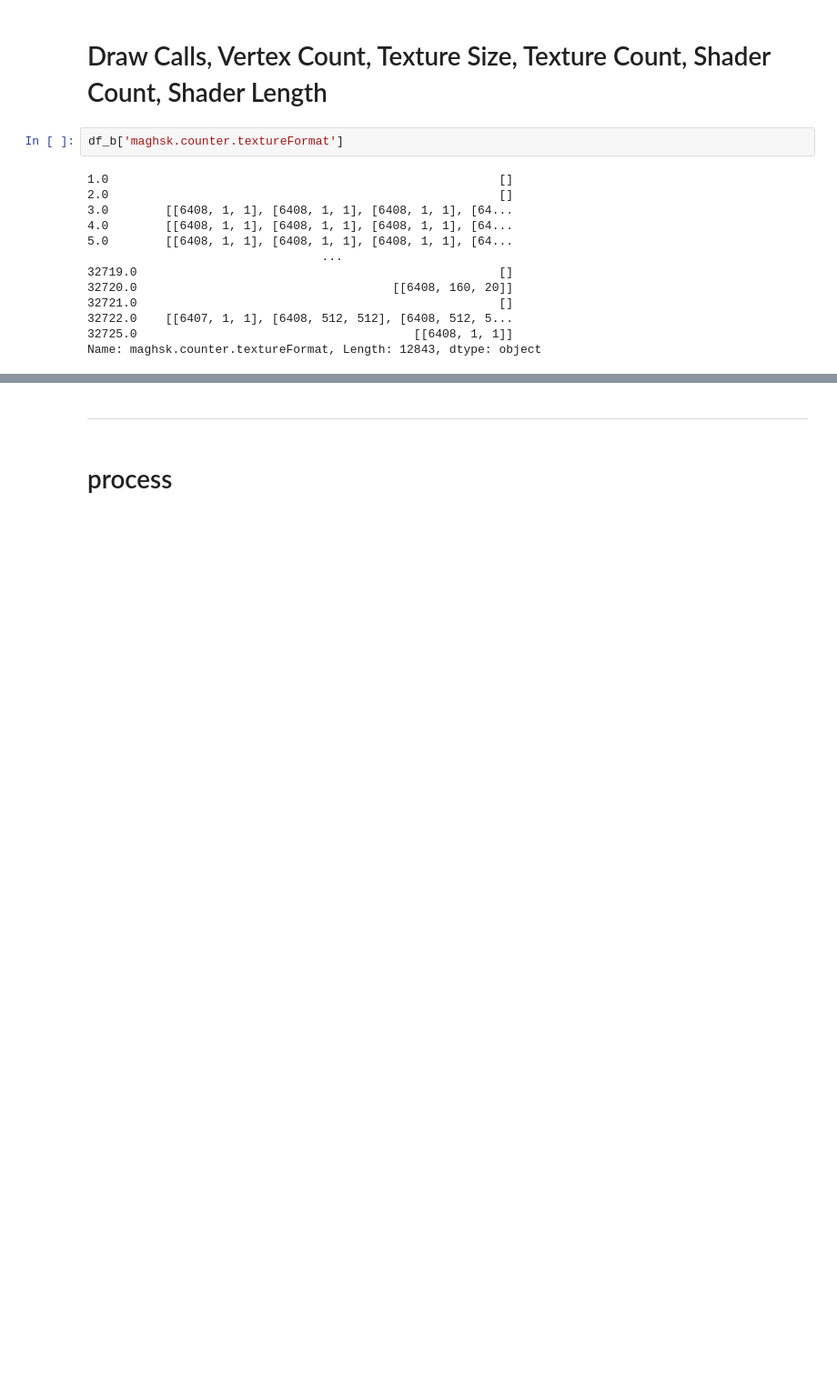
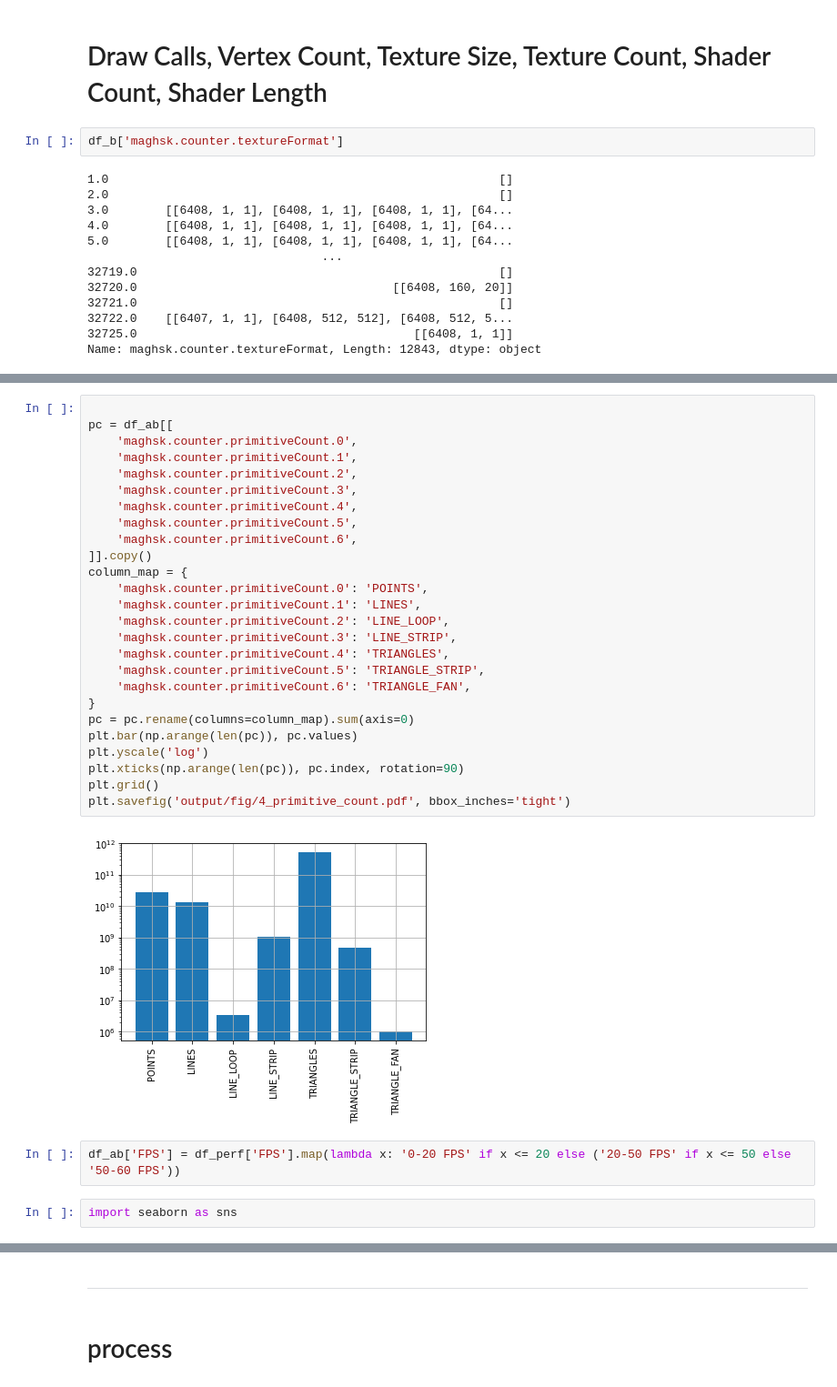
Before and after one commit to yudshj/WebGL-Empirical-Study-new, a Jupyter notebook: 4-2.WWW/raf/2_analyze.ipynb, the cells around one changed output, grey strips where cells are left out. Shown at 91% size. Drawn from its saved outputs; the diff is of its cells as text; blank space fills up the shorter version.

```diff
--- a/4-2.WWW/raf/2_analyze.ipynb
+++ b/4-2.WWW/raf/2_analyze.ipynb
@@ -127,0 +259,32 @@ plt.savefig('output/fig/complexity_cdf.pdf', bbox_inches='tight')
+# %%
+
+pc = df_ab[[
+    'maghsk.counter.primitiveCount.0',
+    'maghsk.counter.primitiveCount.1',
+    'maghsk.counter.primitiveCount.2',
+    'maghsk.counter.primitiveCount.3',
+    'maghsk.counter.primitiveCount.4',
+    'maghsk.counter.primitiveCount.5',
+    'maghsk.counter.primitiveCount.6',
+]].copy()
+column_map = {
+    'maghsk.counter.primitiveCount.0': 'POINTS',
+    'maghsk.counter.primitiveCount.1': 'LINES',
+    'maghsk.counter.primitiveCount.2': 'LINE_LOOP',
+    'maghsk.counter.primitiveCount.3': 'LINE_STRIP',
+    'maghsk.counter.primitiveCount.4': 'TRIANGLES',
+    'maghsk.counter.primitiveCount.5': 'TRIANGLE_STRIP',
+    'maghsk.counter.primitiveCount.6': 'TRIANGLE_FAN',
+}
+pc = pc.rename(columns=column_map).sum(axis=0)
+plt.bar(np.arange(len(pc)), pc.values)
+plt.yscale('log')
+plt.xticks(np.arange(len(pc)), pc.index, rotation=90)
+plt.grid()
+plt.savefig('output/fig/4_primitive_count.pdf', bbox_inches='tight')
+# %% [output]
+[figure, added]
+# %%
+df_ab['FPS'] = df_perf['FPS'].map(lambda x: '0-20 FPS' if x <= 20 else ('20-50 FPS' if x <= 50 else '50-60 FPS'))
+# %%
+import seaborn as sns
```
Also changed, not shown: parts of 11 cells of this notebook, 5 other files.
